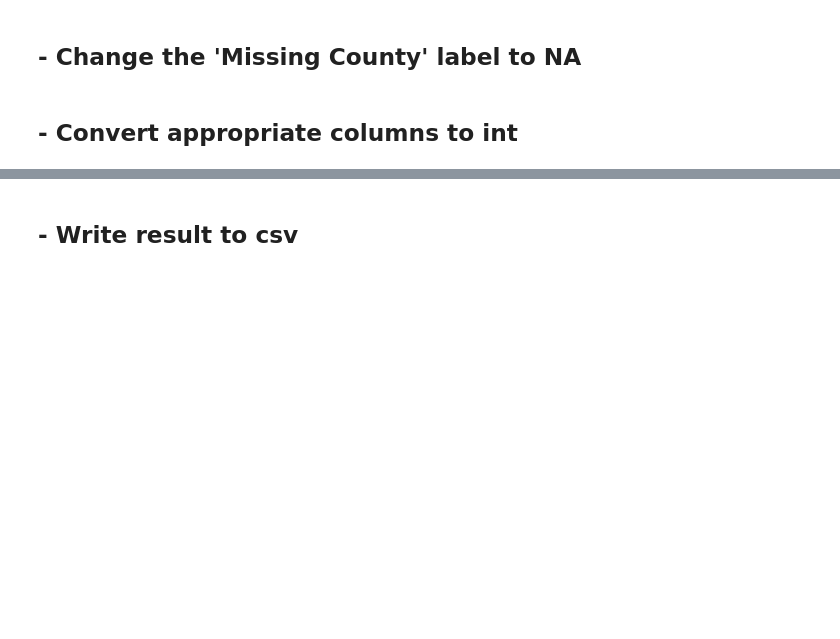
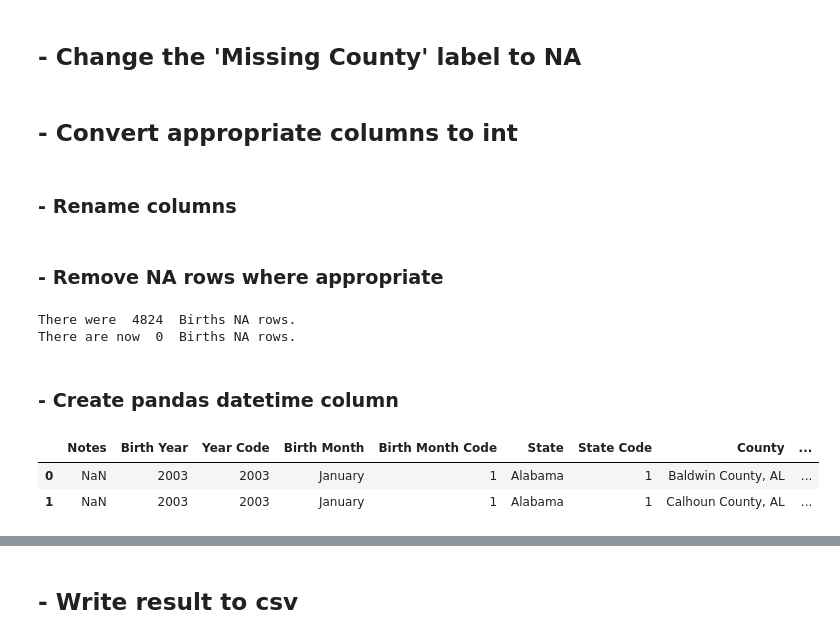
Before and after one commit to Data-Science-Link/Baby_Boom, a Jupyter notebook: scripts/data_import_and_processing.ipynb, the cells around one changed output, grey strips where cells are left out. Cells and saved outputs as stored; diff of their text form; code cells hidden in the pictures; blank space fills up the shorter version.

Commit message:
re-organized jupyter notebooks. Brought all data processing to the appropriate notebook

```diff
--- a/scripts/data_import_and_processing.ipynb
+++ b/scripts/data_import_and_processing.ipynb
@@ -122,3 +122,5 @@ col_lst = ['Year', 'Year Code', 'Month Code', 'State Code', 'County Code']
 
 for col in col_lst:
     df[col] = df[col].astype(int)
+# %% [markdown]
+### - Rename columns
@@ -124,0 +133,21 @@ for col in col_lst:
+# %% [markdown]
+### - Remove NA rows where appropriate
+# %%
+print('There were ',df['Births'].isna().sum(), ' Births NA rows.')
+
+# Remove rows where birth data is not present
+df = df[-df['Births'].isna()]
+
+print( 'There are now ', df['Births'].isna().sum(), ' Births NA rows.')
+# %% [output]
+There were  4824  Births NA rows.
+There are now  0  Births NA rows.
+# %% [markdown]
+### - Create pandas datetime column
+# %%
+df['Birth Date'] = pd.to_datetime(df['Birth Year'].astype(str) + '-' + df['Birth Month Code'].astype(str) + '-' + '15', format='%Y-%m-%d')
+df.head(2)
+# %% [output]
+|  | Notes | Birth Year | Year Code | Birth Month | Birth Month Code | State | State Code | County | ... |
+| 0 | NaN | 2003 | 2003 | January | 1 | Alabama | 1 | Baldwin County, AL | ... |
+| 1 | NaN | 2003 | 2003 | January | 1 | Alabama | 1 | Calhoun County, AL | ... |
```
Also changed, not shown: parts of 10 cells of this notebook, 2 other files.
